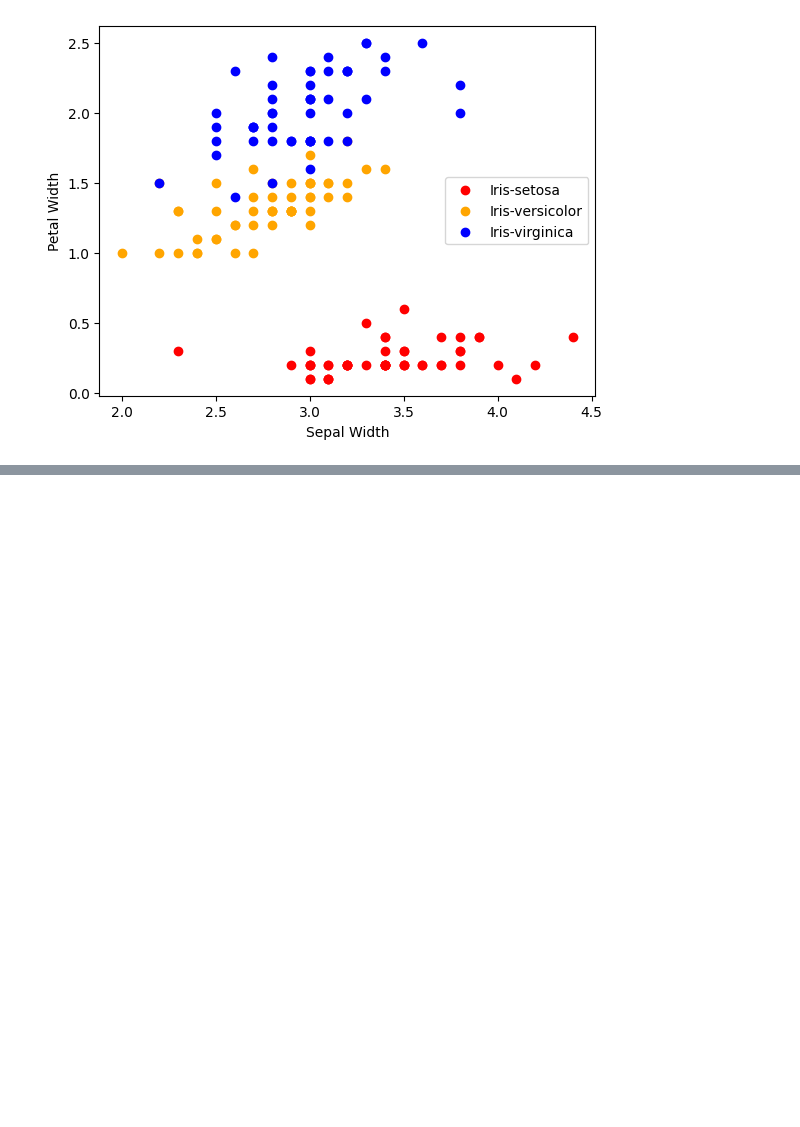
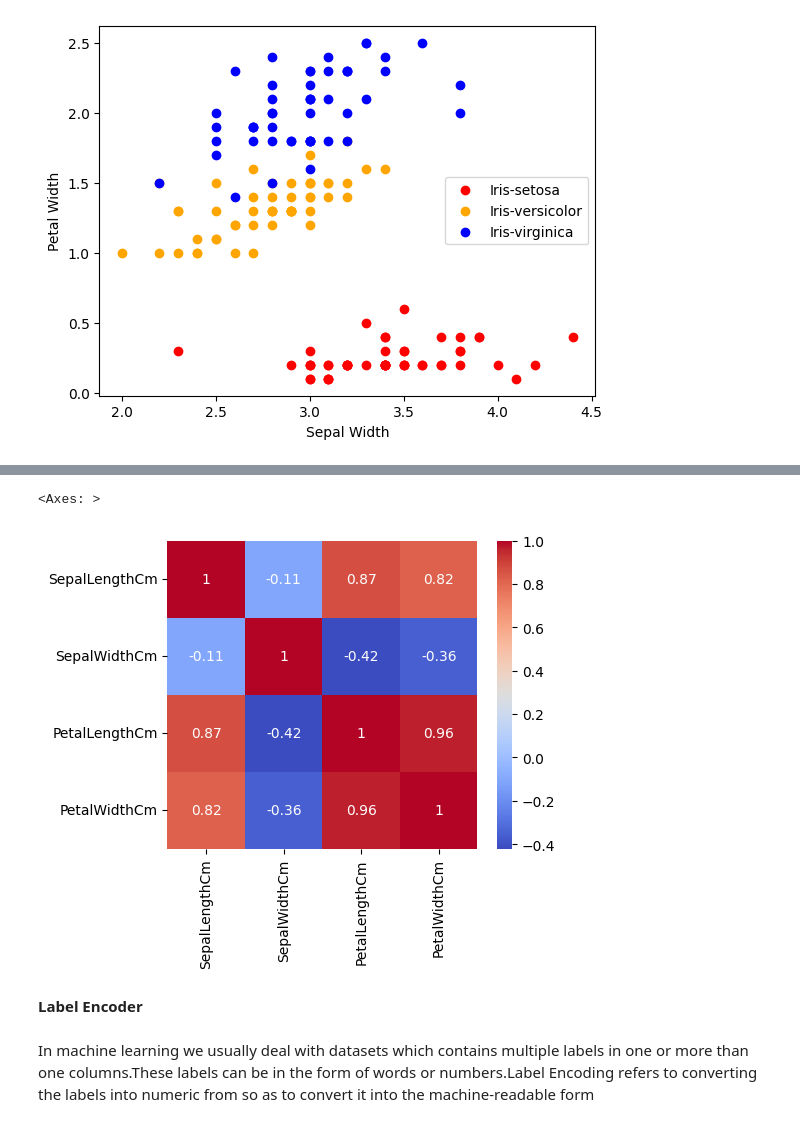
Before and after one commit to Imran2125/OIBSIP, a Jupyter notebook: Untitled1.ipynb, the cells around one changed output, grey strips where cells are left out. Saved outputs shown, nothing was run; the diff lists cells and outputs as text; code cells hidden in the pictures; blank space fills up the shorter version.

```diff
--- a/Untitled1.ipynb
+++ b/Untitled1.ipynb
@@ -159,0 +172,11 @@ plt.legend()
+# %%
+corr=df.corr()
+fig, ax=plt.subplots(figsize=(5,4));
+sns.heatmap(corr,annot=True,ax=ax,cmap='coolwarm')
+# %% [output]
+<Axes: >
+[figure, added]
+# %% [markdown]
+**Label Encoder**
+# %% [markdown]
+In machine learning we usually deal with datasets which contains multiple labels in one or more than one columns.These labels can be in the form of words or numbers.Label Encoding refers to converting the labels into numeric from so as to convert it into the machine-readable form
```
Also changed, not shown: parts of 11 cells of this notebook.
